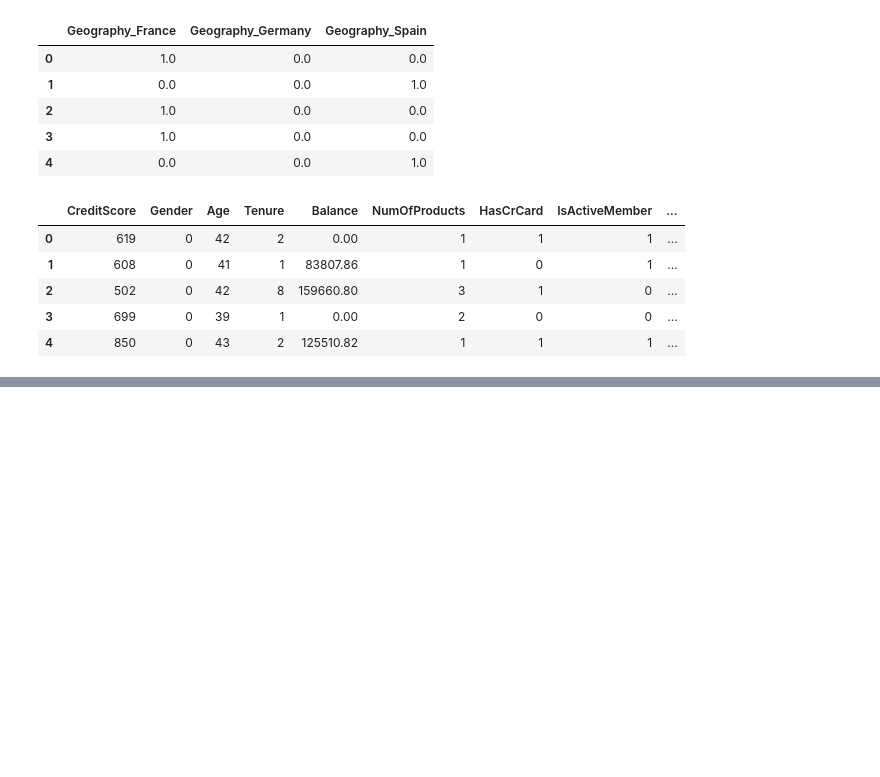
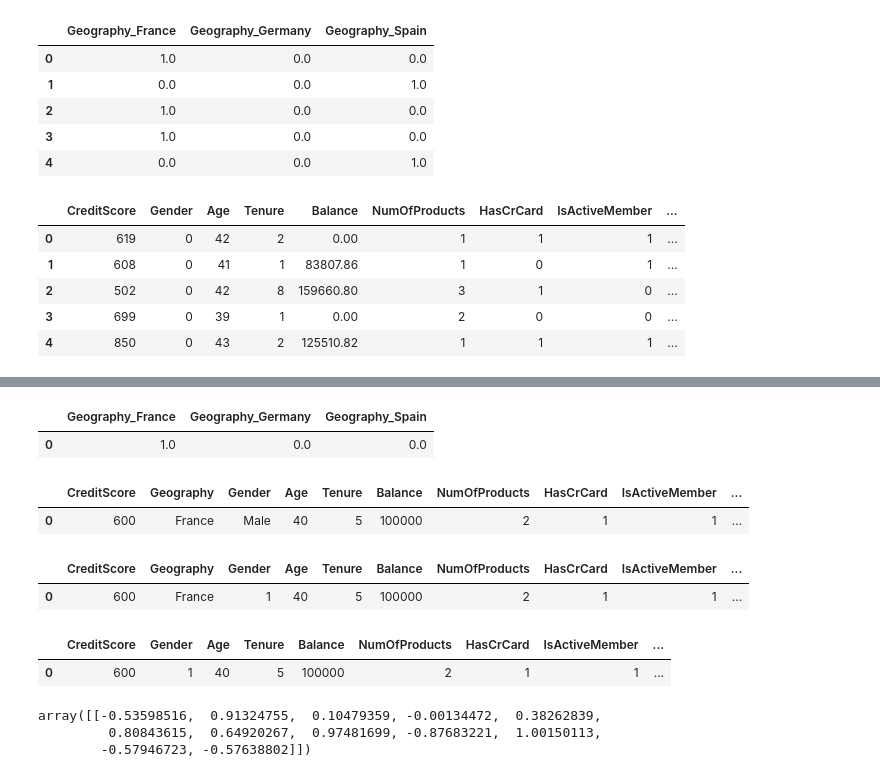
Before and after one commit to Kabyik-Kayal/ANN-Classification, a Jupyter notebook: experiments.ipynb, the cells around one changed output, grey strips where cells are left out. Drawn from its saved outputs; the diff is of its cells as text; code cells hidden in the pictures; blank space fills up the shorter version.

```diff
--- a/experiments.ipynb
+++ b/experiments.ipynb
@@ -69,0 +176,14 @@ data.head()
+# %%
+## Example input
+example_input = {
+    'CreditScore': 600,
+    'Geography': 'France',
+    'Gender': 'Male',
+    'Age': 40,
+    'Tenure': 5,
+    'Balance': 100000,
+    'NumOfProducts': 2,
+    'HasCrCard': 1,
+    'IsActiveMember': 1,
+    'EstimatedSalary': 50000
+}
@@ -69,0 +192,31 @@ data.head()
+# %%
+geo_encoded_df = pd.DataFrame(geo_encoded, columns=one_hot_encoder_geo.get_feature_names_out())
+geo_encoded_df
+# %% [output]
+|  | Geography_France | Geography_Germany | Geography_Spain |
+| 0 | 1.0 | 0.0 | 0.0 |
+# %%
+input_df = pd.DataFrame([example_input])
+input_df
+# %% [output]
+|  | CreditScore | Geography | Gender | Age | Tenure | Balance | NumOfProducts | HasCrCard | IsActiveMember | ... |
+| 0 | 600 | France | Male | 40 | 5 | 100000 | 2 | 1 | 1 | ... |
+# %%
+input_df['Gender'] = label_encoder_gender.transform(input_df['Gender'])
+input_df
+# %% [output]
+|  | CreditScore | Geography | Gender | Age | Tenure | Balance | NumOfProducts | HasCrCard | IsActiveMember | ... |
+| 0 | 600 | France | 1 | 40 | 5 | 100000 | 2 | 1 | 1 | ... |
+# %%
+input_df = pd.concat([input_df.drop('Geography', axis=1), geo_encoded_df], axis=1)
+input_df
+# %% [output]
+|  | CreditScore | Gender | Age | Tenure | Balance | NumOfProducts | HasCrCard | IsActiveMember | ... |
+| 0 | 600 | 1 | 40 | 5 | 100000 | 2 | 1 | 1 | ... |
+# %%
+input_scaled = scaler.transform(input_df)
+input_scaled
+# %% [output]
+array([[-0.53598516,  0.91324755,  0.10479359, -0.00134472,  0.38262839,
+         0.80843615,  0.64920267,  0.97481699, -0.87683221,  1.00150113,
+        -0.57946723, -0.57638802]])
```
Also changed, not shown: parts of 17 cells of this notebook, 2 other files.
